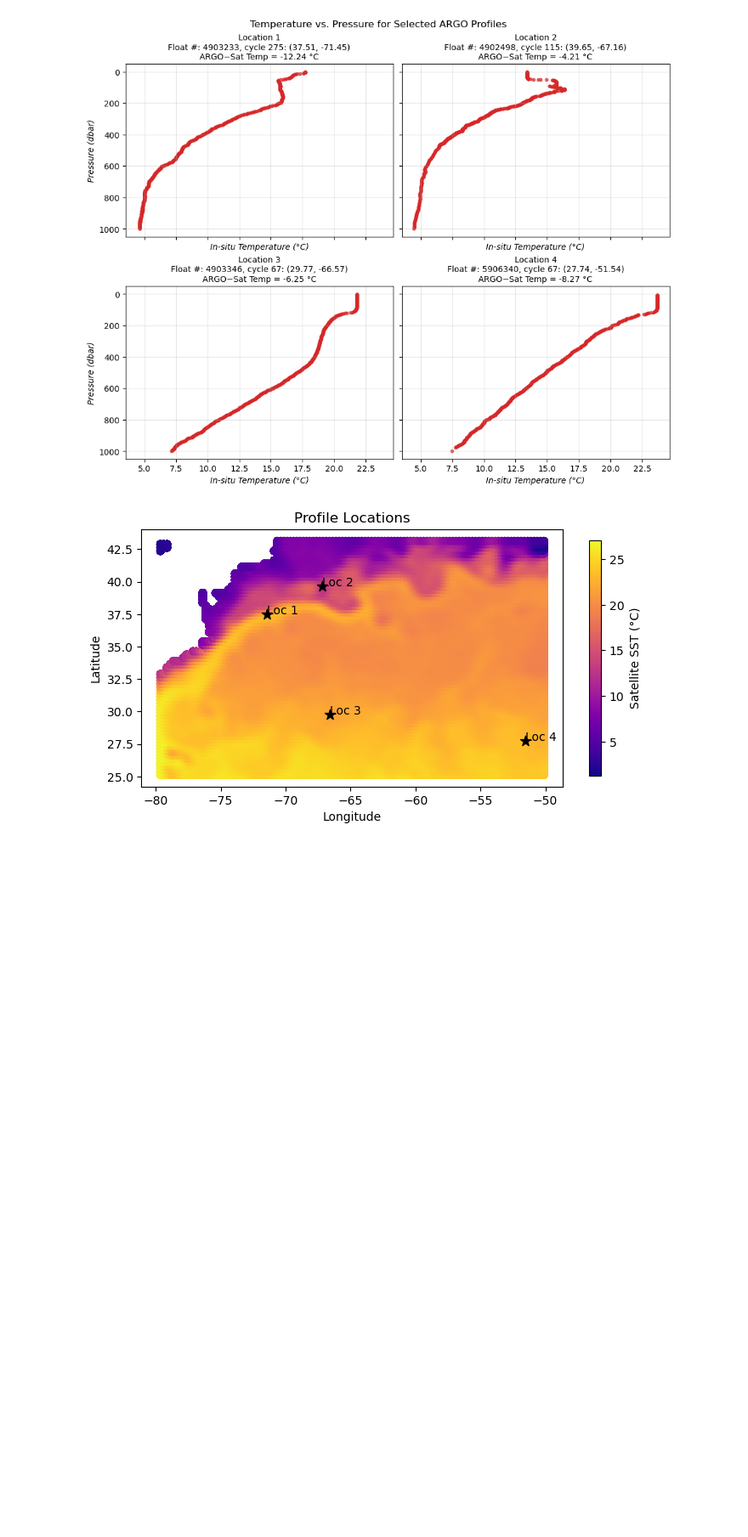
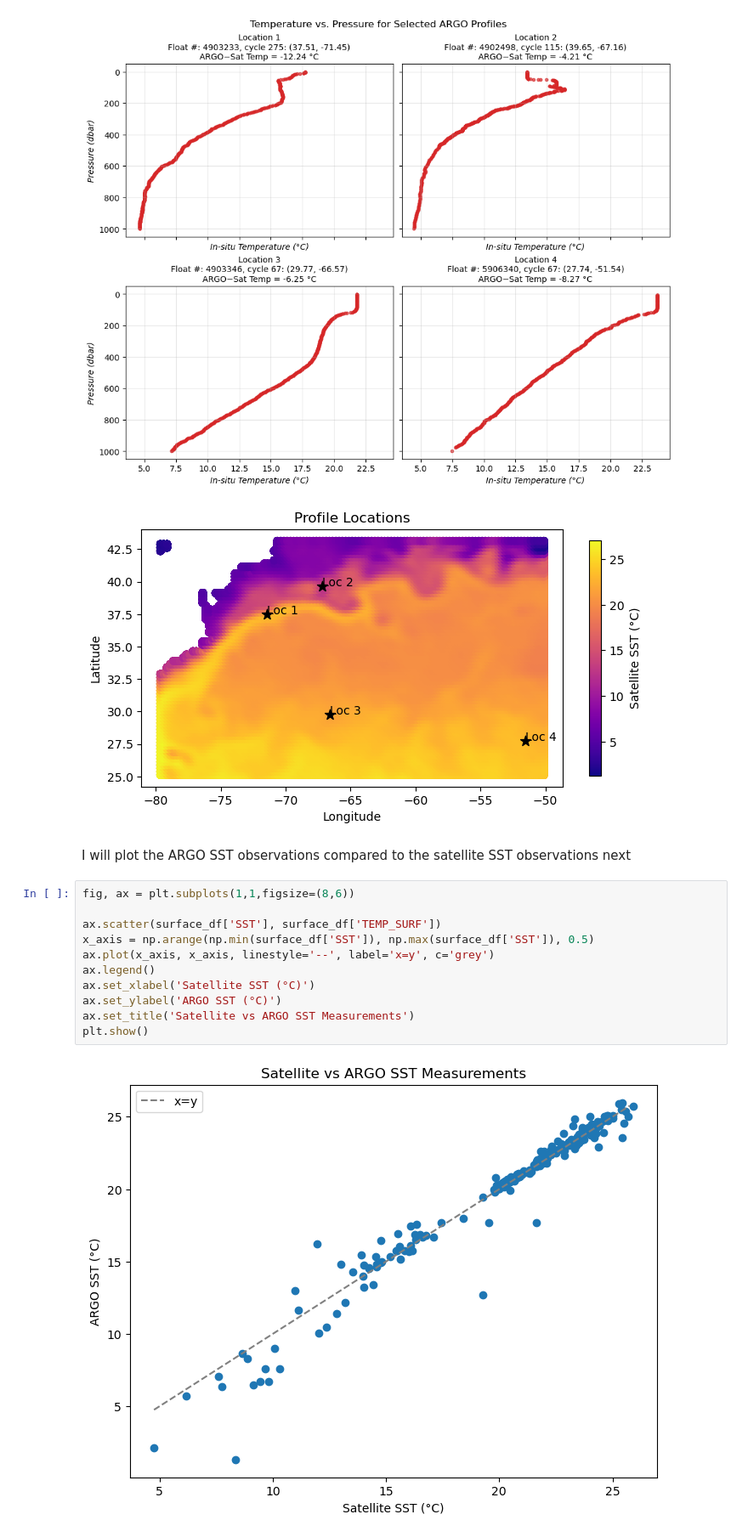
Before and after one commit to claranp/DSCI-403-Final-Project, a Jupyter notebook: exploratory_data_analysis.ipynb, the cells around one changed output. Shown at 85% size. Drawn from its saved outputs; the diff is of its cells as text; blank space fills up the shorter version.

Commit message:
add one more plot

```diff
--- a/exploratory_data_analysis.ipynb
+++ b/exploratory_data_analysis.ipynb
@@ -177,3 +177,18 @@ ax.set_aspect('equal', adjustable='box')
 # %% [output]
 [figure]
 [figure]
+# %% [markdown]
+I will plot the ARGO SST observations compared to the satellite SST observations next
+# %%
+fig, ax = plt.subplots(1,1,figsize=(8,6))
+
+ax.scatter(surface_df['SST'], surface_df['TEMP_SURF'])
+x_axis = np.arange(np.min(surface_df['SST']), np.max(surface_df['SST']), 0.5)
+ax.plot(x_axis, x_axis, linestyle='--', label='x=y', c='grey')
+ax.legend()
+ax.set_xlabel('Satellite SST (°C)')
+ax.set_ylabel('ARGO SST (°C)')
+ax.set_title('Satellite vs ARGO SST Measurements')
+plt.show()
+# %% [output]
+[figure, added]
```
Also changed, not shown: parts of 7 cells of this notebook.
